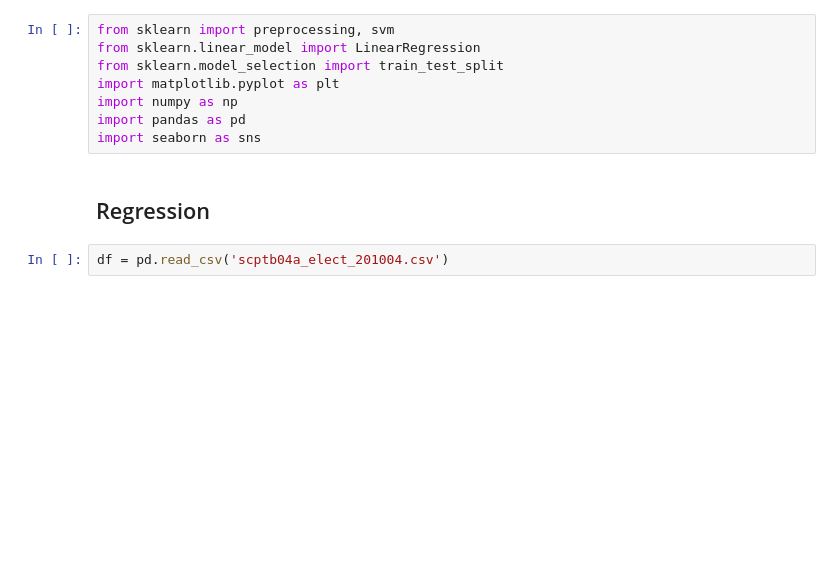
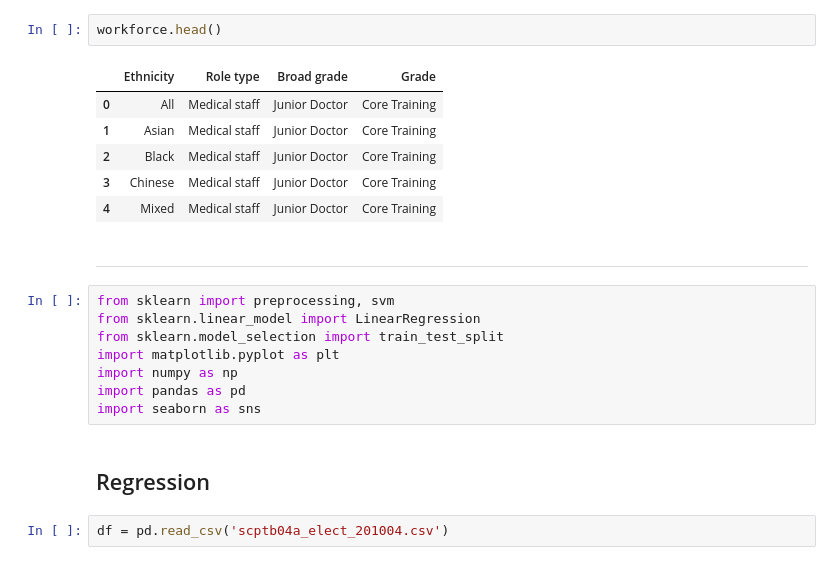
Before and after one commit to donalbuggy/MachineLearning2021, a Jupyter notebook: scikit-learn.ipynb, the cells around one changed output. Drawn from its saved outputs; the diff is of its cells as text; blank space fills up the shorter version.

```diff
--- a/scikit-learn.ipynb
+++ b/scikit-learn.ipynb
@@ -1,3 +17,14 @@
+# %%
+workforce.head()
+# %% [output]
+|  | Ethnicity | Role type | Broad grade | Grade |
+| 0 | All | Medical staff | Junior Doctor | Core Training |
+| 1 | Asian | Medical staff | Junior Doctor | Core Training |
+| 2 | Black | Medical staff | Junior Doctor | Core Training |
+| 3 | Chinese | Medical staff | Junior Doctor | Core Training |
+| 4 | Mixed | Medical staff | Junior Doctor | Core Training |
+# %% [markdown]
+---
 # %%
 from sklearn import preprocessing, svm
 from sklearn.linear_model import LinearRegression
```
Also changed, not shown: parts of 7 cells of this notebook, 1 other file.
